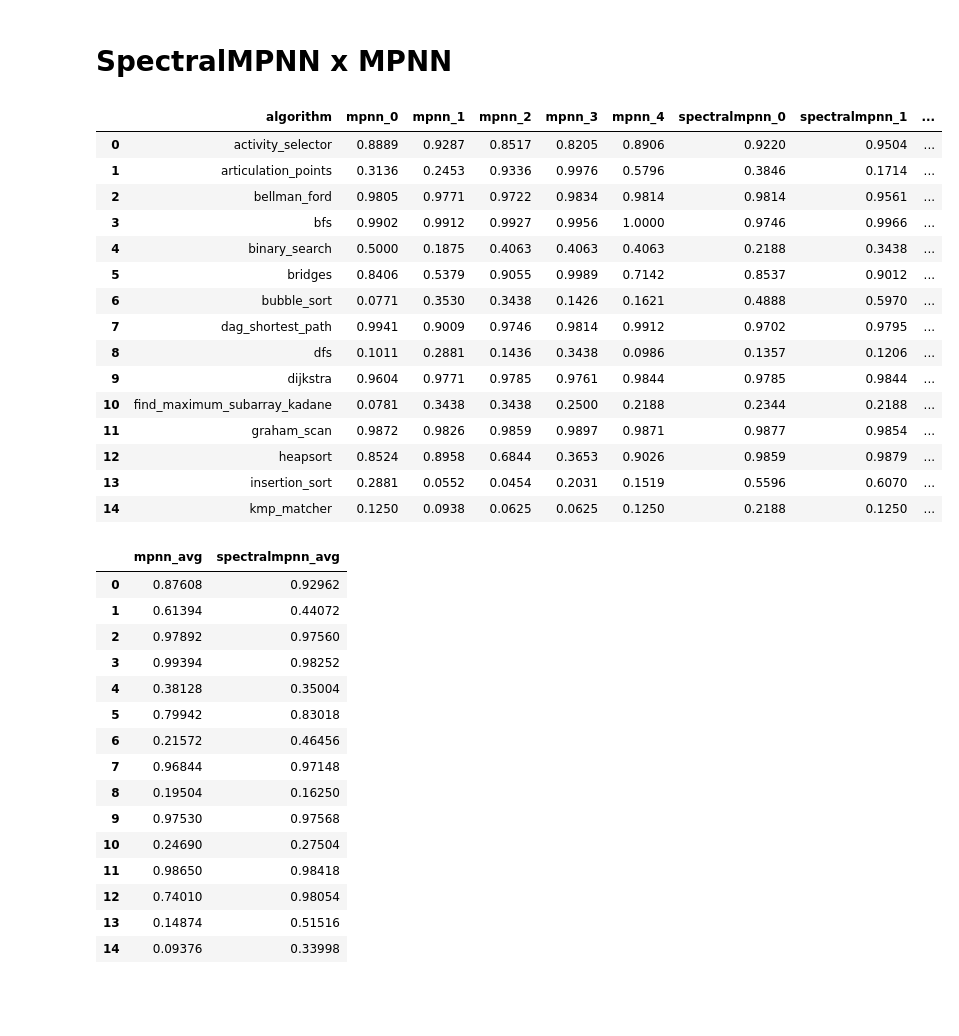
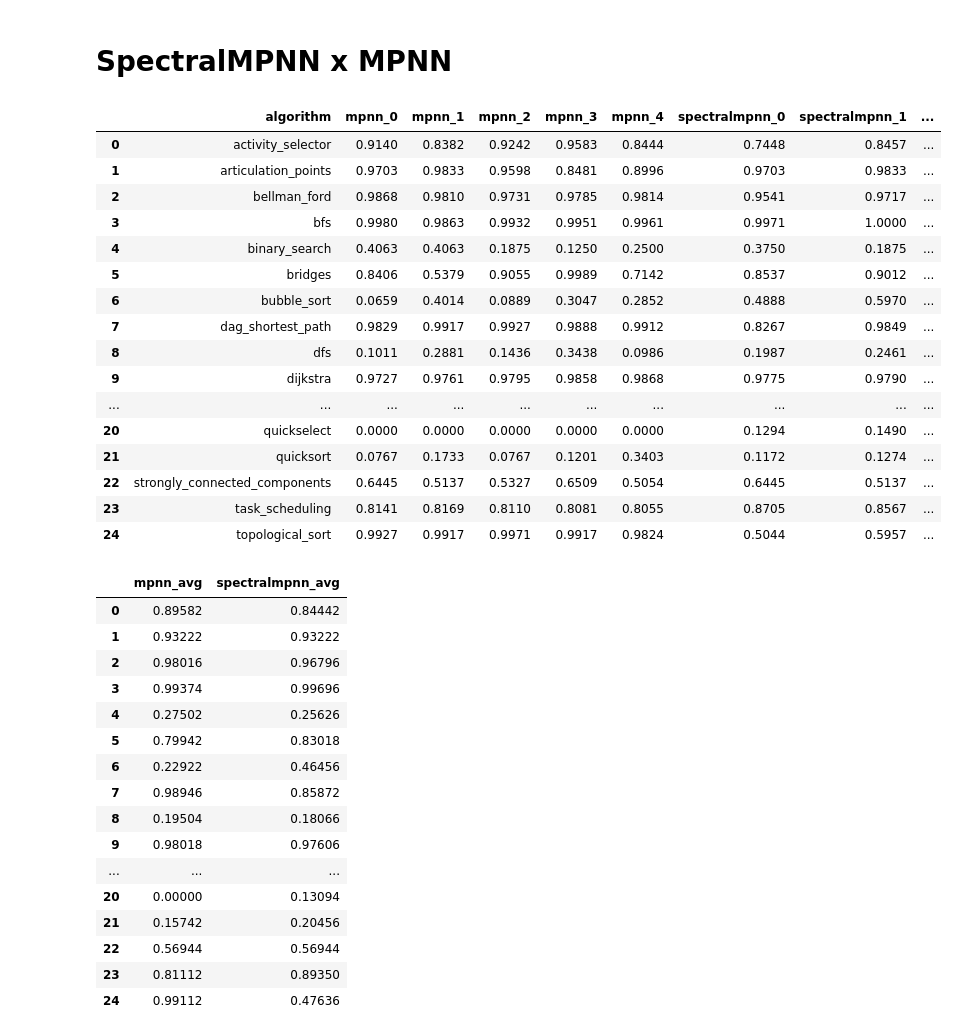
Before and after one commit to ronaldalbrt/algo_reasoning, a Jupyter notebook: notebooks/verify_spectral_architectures.ipynb, the cells around one changed output. Saved outputs shown, nothing was run; the diff lists cells and outputs as text; code cells hidden in the pictures; blank space fills up the shorter version.

Commit message:
:sparkles: Update spectral results

```diff
--- a/notebooks/verify_spectral_architectures.ipynb
+++ b/notebooks/verify_spectral_architectures.ipynb
@@ -232,25 +232,26 @@ output_agg_df[["specformer_effect", "spectralmpnn_effect"]]
 # %%
 import pandas as pd
 
-comparison_df = pd.read_csv("../results/spectralmpnn.csv", sep=";")
+comparison_df = pd.read_csv("../results/spectralmpnn2.csv", sep=";")
 comparison_df
 # %% [output]
 |  | algorithm | mpnn_0 | mpnn_1 | mpnn_2 | mpnn_3 | mpnn_4 | spectralmpnn_0 | spectralmpnn_1 | ... |
-| 0 | activity_selector | 0.8889 | 0.9287 | 0.8517 | 0.8205 | 0.8906 | 0.9220 | 0.9504 | ... |
-| 1 | articulation_points | 0.3136 | 0.2453 | 0.9336 | 0.9976 | 0.5796 | 0.3846 | 0.1714 | ... |
-| 2 | bellman_ford | 0.9805 | 0.9771 | 0.9722 | 0.9834 | 0.9814 | 0.9814 | 0.9561 | ... |
-| 3 | bfs | 0.9902 | 0.9912 | 0.9927 | 0.9956 | 1.0000 | 0.9746 | 0.9966 | ... |
-| 4 | binary_search | 0.5000 | 0.1875 | 0.4063 | 0.4063 | 0.4063 | 0.2188 | 0.3438 | ... |
+| 0 | activity_selector | 0.9140 | 0.8382 | 0.9242 | 0.9583 | 0.8444 | 0.7448 | 0.8457 | ... |
+| 1 | articulation_points | 0.9703 | 0.9833 | 0.9598 | 0.8481 | 0.8996 | 0.9703 | 0.9833 | ... |
+| 2 | bellman_ford | 0.9868 | 0.9810 | 0.9731 | 0.9785 | 0.9814 | 0.9541 | 0.9717 | ... |
+| 3 | bfs | 0.9980 | 0.9863 | 0.9932 | 0.9951 | 0.9961 | 0.9971 | 1.0000 | ... |
+| 4 | binary_search | 0.4063 | 0.4063 | 0.1875 | 0.1250 | 0.2500 | 0.3750 | 0.1875 | ... |
 | 5 | bridges | 0.8406 | 0.5379 | 0.9055 | 0.9989 | 0.7142 | 0.8537 | 0.9012 | ... |
-| 6 | bubble_sort | 0.0771 | 0.3530 | 0.3438 | 0.1426 | 0.1621 | 0.4888 | 0.5970 | ... |
-| 7 | dag_shortest_path | 0.9941 | 0.9009 | 0.9746 | 0.9814 | 0.9912 | 0.9702 | 0.9795 | ... |
-| 8 | dfs | 0.1011 | 0.2881 | 0.1436 | 0.3438 | 0.0986 | 0.1357 | 0.1206 | ... |
-| 9 | dijkstra | 0.9604 | 0.9771 | 0.9785 | 0.9761 | 0.9844 | 0.9785 | 0.9844 | ... |
-| 10 | find_maximum_subarray_kadane | 0.0781 | 0.3438 | 0.3438 | 0.2500 | 0.2188 | 0.2344 | 0.2188 | ... |
-| 11 | graham_scan | 0.9872 | 0.9826 | 0.9859 | 0.9897 | 0.9871 | 0.9877 | 0.9854 | ... |
-| 12 | heapsort | 0.8524 | 0.8958 | 0.6844 | 0.3653 | 0.9026 | 0.9859 | 0.9879 | ... |
-| 13 | insertion_sort | 0.2881 | 0.0552 | 0.0454 | 0.2031 | 0.1519 | 0.5596 | 0.6070 | ... |
-| 14 | kmp_matcher | 0.1250 | 0.0938 | 0.0625 | 0.0625 | 0.1250 | 0.2188 | 0.1250 | ... |
+| 6 | bubble_sort | 0.0659 | 0.4014 | 0.0889 | 0.3047 | 0.2852 | 0.4888 | 0.5970 | ... |
+| 7 | dag_shortest_path | 0.9829 | 0.9917 | 0.9927 | 0.9888 | 0.9912 | 0.8267 | 0.9849 | ... |
+| 8 | dfs | 0.1011 | 0.2881 | 0.1436 | 0.3438 | 0.0986 | 0.1987 | 0.2461 | ... |
+| 9 | dijkstra | 0.9727 | 0.9761 | 0.9795 | 0.9858 | 0.9868 | 0.9775 | 0.9790 | ... |
+| ... | ... | ... | ... | ... | ... | ... | ... | ... | ... |
+| 20 | quickselect | 0.0000 | 0.0000 | 0.0000 | 0.0000 | 0.0000 | 0.1294 | 0.1490 | ... |
+| 21 | quicksort | 0.0767 | 0.1733 | 0.0767 | 0.1201 | 0.3403 | 0.1172 | 0.1274 | ... |
+| 22 | strongly_connected_components | 0.6445 | 0.5137 | 0.5327 | 0.6509 | 0.5054 | 0.6445 | 0.5137 | ... |
+| 23 | task_scheduling | 0.8141 | 0.8169 | 0.8110 | 0.8081 | 0.8055 | 0.8705 | 0.8567 | ... |
+| 24 | topological_sort | 0.9927 | 0.9917 | 0.9971 | 0.9917 | 0.9824 | 0.5044 | 0.5957 | ... |
 # %%
 mpnn_results_list = comparison_df.apply(lambda x: [x[f"mpnn_{i}"] for i in range(5)], axis=1)
 mpnn_results_list = mpnn_results_list.set_axis(comparison_df["algorithm"])
@@ -265,21 +266,22 @@ comparison_df["spectralmpnn_avg"] = spectralmpnn_results_list.apply(lambda x: su
 comparison_df[["mpnn_avg", "spectralmpnn_avg"]]
 # %% [output]
 |  | mpnn_avg | spectralmpnn_avg |
-| 0 | 0.87608 | 0.92962 |
-| 1 | 0.61394 | 0.44072 |
-| 2 | 0.97892 | 0.97560 |
-| 3 | 0.99394 | 0.98252 |
-| 4 | 0.38128 | 0.35004 |
+| 0 | 0.89582 | 0.84442 |
+| 1 | 0.93222 | 0.93222 |
+| 2 | 0.98016 | 0.96796 |
+| 3 | 0.99374 | 0.99696 |
+| 4 | 0.27502 | 0.25626 |
 | 5 | 0.79942 | 0.83018 |
-| 6 | 0.21572 | 0.46456 |
-| 7 | 0.96844 | 0.97148 |
-| 8 | 0.19504 | 0.16250 |
-| 9 | 0.97530 | 0.97568 |
-| 10 | 0.24690 | 0.27504 |
-| 11 | 0.98650 | 0.98418 |
-| 12 | 0.74010 | 0.98054 |
-| 13 | 0.14874 | 0.51516 |
-| 14 | 0.09376 | 0.33998 |
+| 6 | 0.22922 | 0.46456 |
+| 7 | 0.98946 | 0.85872 |
+| 8 | 0.19504 | 0.18066 |
+| 9 | 0.98018 | 0.97606 |
+| ... | ... | ... |
+| 20 | 0.00000 | 0.13094 |
+| 21 | 0.15742 | 0.20456 |
+| 22 | 0.56944 | 0.56944 |
+| 23 | 0.81112 | 0.89350 |
+| 24 | 0.99112 | 0.47636 |
 # %%
 from scipy.stats import mannwhitneyu
 
```
Also changed, not shown: parts of 2 cells of this notebook.
